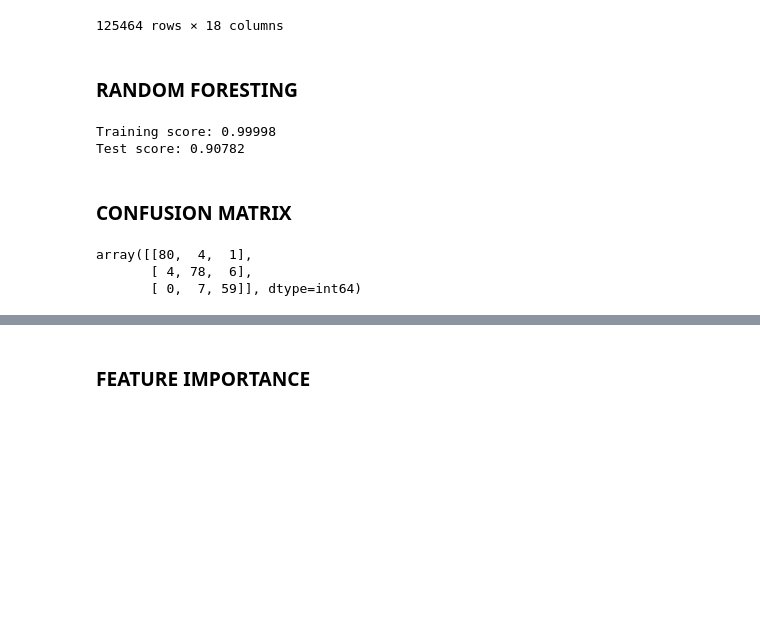
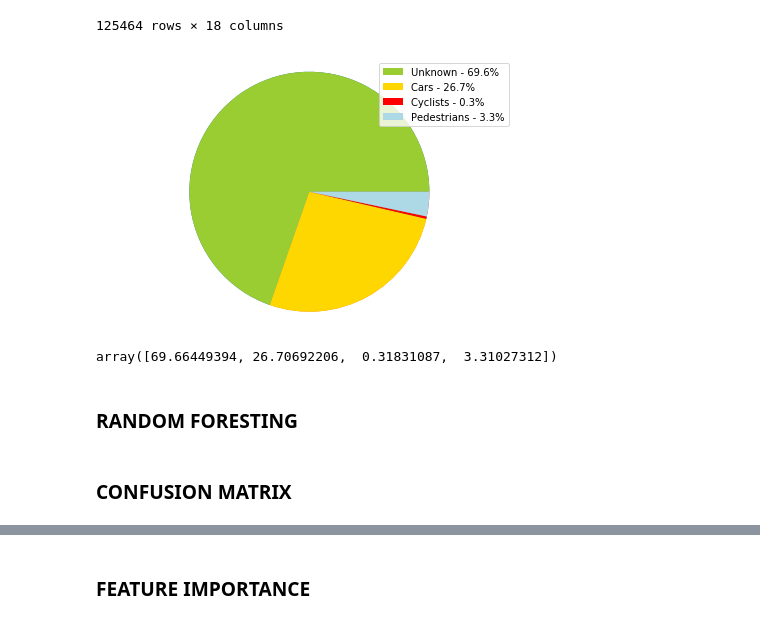
Before and after one commit to benduong2001/DS3_Lyft, a Jupyter notebook: lyft_neural_network_setup_new.ipynb, the cells around one changed output, grey strips where cells are left out. Saved outputs shown, nothing was run; the diff lists cells and outputs as text; code cells hidden in the pictures; blank space fills up the shorter version.

```diff
--- a/lyft_neural_network_setup_new.ipynb
+++ b/lyft_neural_network_setup_new.ipynb
@@ -117,40 +118,90 @@ agents_df = remove_misrecorded_oversized_track_ids_from_given_table(agents_df,
 # remove misrecorded_oversized_track_ids from the agents_df_grouped
 agents_df_grouped = remove_misrecorded_oversized_track_ids_from_given_table(agents_df_grouped,
                                                                     misrecorded_oversized_track_ids_rows)
+# %%
+categs = agents_df_grouped["PERCEPTION_CATEGORY"].values
+sizes = [list(categs).count(i) for i in set(categs)]
+plt.pie(sizes)
+
+import matplotlib.pyplot as plt
+
+# Data to plot
+labels = 'Unknown - 69.6%', 'Cars - 26.7%', 'Cyclists - 0.3%', 'Pedestrians - 3.3%'
+#colors = ['gold', 'yellowgreen', 'darkblue', 'lightskyblue']
+
+# Plot
+
+import matplotlib.pyplot as plt
+explode=(0.0, 0.0, 0.0, 0.0)
+
+colors = ['yellowgreen', 'gold', 'red', 'lightblue']
+patches, texts = plt.pie(sizes, explode=explode, colors=colors, shadow=False, startangle=0)
+plt.legend(patches, labels, loc="best")
+plt.axis('equal')
+plt.tight_layout()
+plt.show()
+# %% [output]
+[figure, added]
+# %%
+(np.array(sizes) / sum(sizes)) * 100
+# %% [output]
+array([69.66449394, 26.70692206,  0.31831087,  3.31027312])
 # %% [markdown]
 ### RANDOM FORESTING
 # %%
+from sklearn.metrics import confusion_matrix
+
+confusion_matrices = []
+
 rf_columns = ['scene_index', 'track_id', 'extent_x', 'extent_y', 'extent_z', 'speed', 'PERCEPTION_CATEGORY']
 agents_df_small = agents_df_grouped[rf_columns]
 agents_df_small
 
 df_known = agents_df_small[agents_df_small['PERCEPTION_CATEGORY'] != 0]
 df_train = df_known.iloc[:, 2:]
-number = len(df_train[df_train['PERCEPTION_CATEGORY'] == 2])
-df_car = df_train[df_train['PERCEPTION_CATEGORY'] == 1]
-df_cyc = df_train[df_train['PERCEPTION_CATEGORY'] == 2]
-df_ped = df_train[df_train['PERCEPTION_CATEGORY'] == 3]
+# number = len(df_train[df_train['PERCEPTION_CATEGORY'] == 2]) # cyclists, the smallest subset
+# df_car = df_train[df_train['PERCEPTION_CATEGORY'] == 1]
+# df_cyc = df_train[df_train['PERCEPTION_CATEGORY'] == 2]
+# df_ped = df_train[df_train['PERCEPTION_CATEGORY'] == 3]
 
 overall_train_scores = []
 overall_test_scores = []
-for _ in range(50):
-    df_car_sample = df_car.sample(n=number)
-    df_ped_sample = df_ped.sample(n=number)
-    train_data = pd.concat([df_car_sample, df_ped_sample, df_cyc]).reset_index(drop=True)
+
+rf_models = None
+
+for i in range(50):
+    print(i, "/", 50)
+    # df_car_sample = df_car.sample(n=number)
+    # df_ped_sample = df_ped.sample(n=number)
+    # train_data = pd.concat([df_car_sample, df_ped_sample, df_cyc]).reset_index(drop=True)
+    train_data = df_train
+
+    train_data = train_data.sample(frac=1).reset_index(drop=True) # shuffles the rows
+
     X = train_data.iloc[:, :4]
     y = train_data['PERCEPTION_CATEGORY']
 
     train_scores = []
     test_scores = []
     for _ in range(10):
-        X_train, X_test, y_train, y_test = train_test_split(X, y, test_size=0.2)
+        X_train, X_test, y_train, y_test = train_test_split(X, y, stratify = y, test_size=0.2)
 
-        rf = RandomForestClassifier()
+        rf = RandomForestClassifier(class_weight="balanced")
         rf.fit(X_train, y_train)
+
         score_train = rf.score(X_train, y_train)
         score_test = rf.score(X_test, y_test)
         train_scores.append(score_train)
         test_scores.append(score_test)
+
+        if rf_models == None:
+            model_info = dict()
+            model_info["Model"] = rf
+            model_info["X_train"] = X_train
+            model_info["X_test"] = X_test
+            model_info["y_train"] = y_train
+            model_info["y_test"] = y_test
+            rf_models = (model_info)
 
     overall_train_scores.append(np.mean(train_scores))
     overall_test_scores.append(np.mean(test_scores))
@@ -159,8 +210,5 @@ print('Training score: %.5f'
       % np.mean(overall_train_scores))
 print('Test score: %.5f'
       % np.mean(overall_test_scores))
-# %% [output]
-Training score: 0.99998
-Test score: 0.90782
 # %% [markdown]
 ### CONFUSION MATRIX
@@ -180,6 +214,0 @@ X_test_pred = rf0.predict(X_test)
-# %%
-confusion_matrix(y_test, X_test_pred)
-# %% [output]
-array([[80,  4,  1],
-       [ 4, 78,  6],
-       [ 0,  7, 59]], dtype=int64)
```
Also changed, not shown: parts of 19 cells of this notebook.
